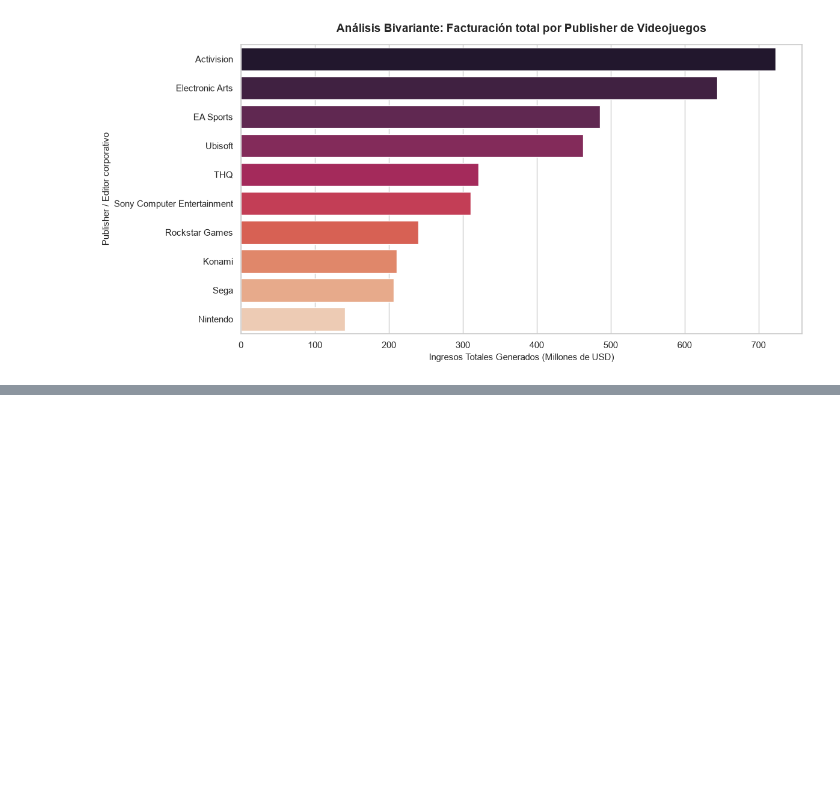
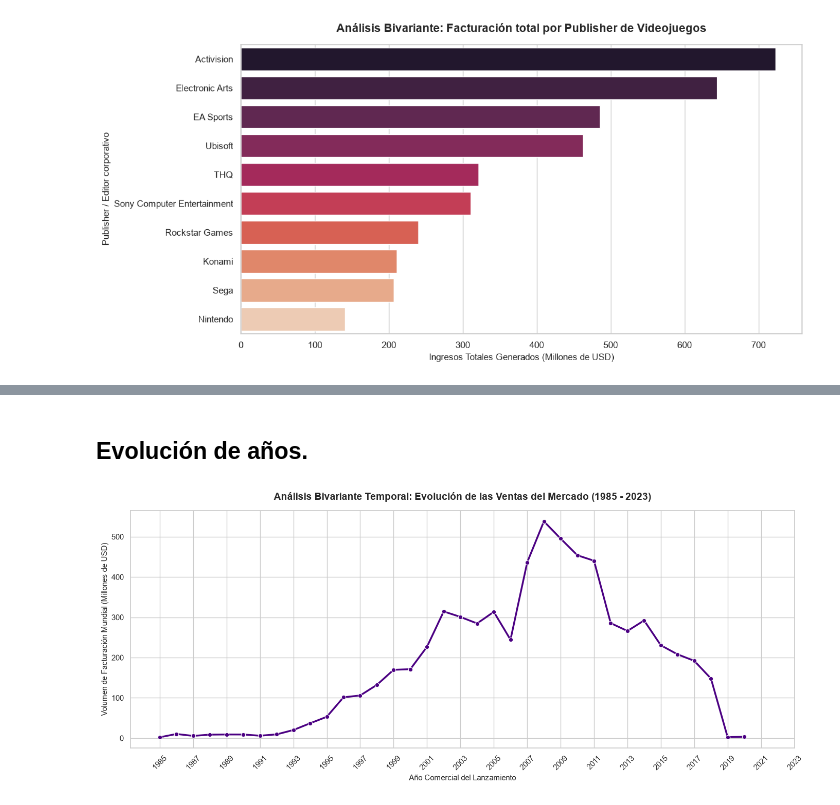
Before and after one commit to alvarodc093-pixel/Eda-Games, a Jupyter notebook: Notebook/Preprocesamiento.ipynb, the cells around one changed output, grey strips where cells are left out. Drawn from its saved outputs; the diff is of its cells as text; code cells hidden in the pictures; blank space fills up the shorter version.

```diff
--- a/Notebook/Preprocesamiento.ipynb
+++ b/Notebook/Preprocesamiento.ipynb
@@ -437,0 +495,34 @@ plt.show()
+# %% [markdown]
+## Evolución de años.
+# %%
+plt.figure(figsize=(14, 6))
+
+# Cruza dos variables: 'year' (Temporal/Entero) vs 'total_sales' (Numérica)
+df_temporal = df[(df["year"].notnull()) & (df["year"] >= 1985) & (df["year"] <= 2023)]
+evolucion_anual = (
+    df_temporal.groupby("year")["total_sales"].sum().reset_index()
+)
+
+sns.lineplot(
+    data=evolucion_anual,
+    x="year",
+    y="total_sales",
+    marker="o",
+    linewidth=2.5,
+    color="indigo",
+)
+
+plt.title(
+    "Análisis Bivariante Temporal: Evolución de las Ventas del Mercado (1985 - 2023)",
+    fontsize=14,
+    fontweight="bold",
+    pad=15,
+)
+plt.xlabel("Año Comercial del Lanzamiento", fontsize=11)
+plt.ylabel("Volumen de Facturación Mundial (Millones de USD)", fontsize=11)
+plt.xticks(ticks=np.arange(1985, 2024, 2), rotation=45)
+
+plt.tight_layout()
+plt.show()
+# %% [output]
+[figure, added]
```
Also changed, not shown: parts of 14 cells of this notebook.
